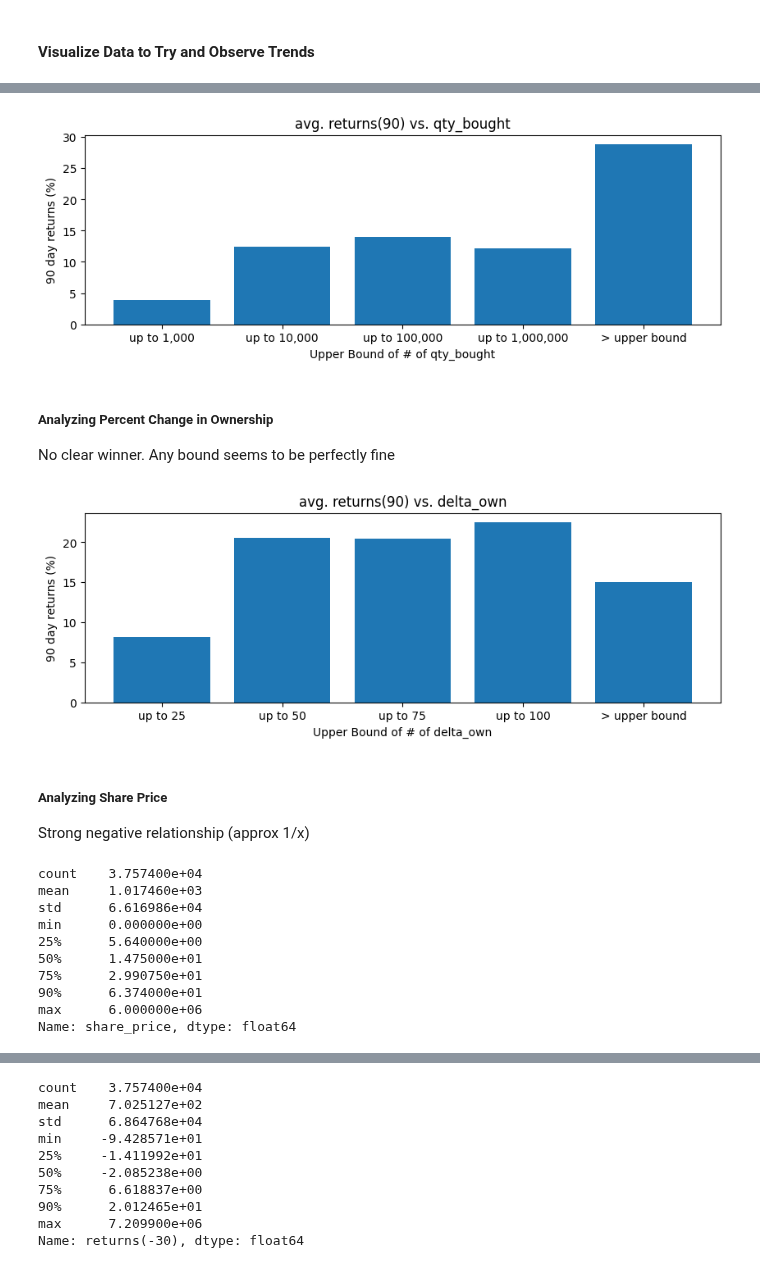
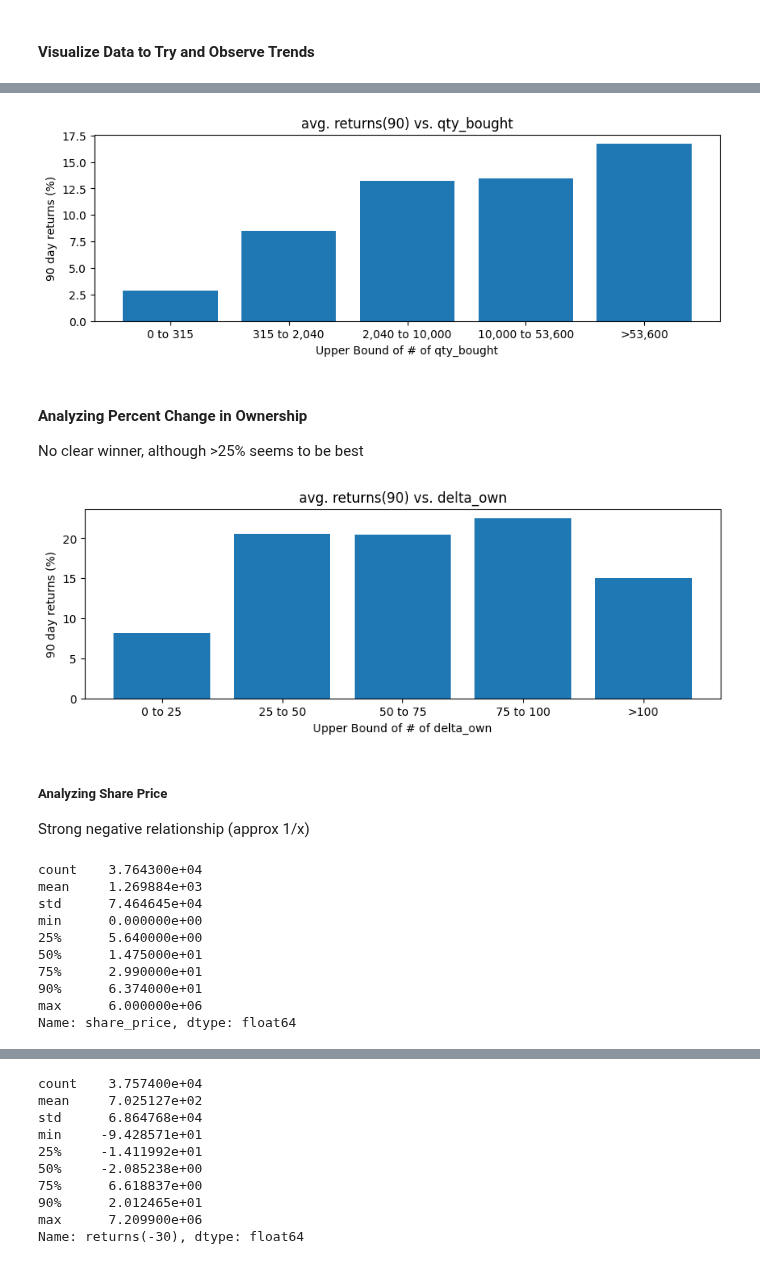
Before and after one commit to nicholasviscomi/Ad-Astra-Capital-Go, a Jupyter notebook: src/OpenInsider/analysis.ipynb, the cells around one changed output, grey strips where cells are left out. Drawn from its saved outputs; the diff is of its cells as text; code cells hidden in the pictures.

```diff
--- a/src/OpenInsider/analysis.ipynb
+++ b/src/OpenInsider/analysis.ipynb
@@ -318,2 +316,0 @@ trades: list[Trade] = load_data("Trades")
-# %%
-trade = show_hist_trade(trades[10].form, 100, False) # set result to a variable so it doesn't print it out
@@ -454,3 +443,8 @@ df = pd.read_csv("Assets/DataFrame.csv")
+# %%
+df = pd.read_csv("Assets/DataFrame.csv")
+df.dropna(inplace=True)
+df.drop(df[df["delta_own"] < 0].index, inplace=True)
+df.drop(columns=["Unnamed: 0"], inplace=True)
 # %% [markdown]
 #### Comb Through Data
 Find oddities in the statistics and investigate their accuracy
@@ -500,2 +466,0 @@ df.drop(df[df["delta_own"] < 0].index, inplace=True)
-# %%
-df.sort_values(by=['returns(90)'], inplace=True, ascending=False)
@@ -547,8 +491,8 @@ Perhaps the neural network failed from the lack of gneralization within the data
 # %%
 def plot_column_by_bounds(column: str, bounds: list[float]):
     _, ax = plt.subplots(figsize=(10, 3))
-    x = [f"up to {x:,}" for x in bounds[1:]]
-    x.append("> upper bound")
+    x = [f"{bounds[i]:,} to {x:,}" for i, x in enumerate(bounds[1:])]
+    x.append(f">{bounds[-1]:,}")
 
     ax.bar(x=x, height=mean_w_bounds(column, bounds))
     ax.set_title(f"avg. returns(90) vs. {column}")
@@ -561,29 +518,29 @@ Moderately positive correlation with strong catalyst at above 1,000,000 shares b
 # %%
-upper_bounds: list[float] = [0, 1_000, 10_000, 100_000, 1_000_000]
+upper_bounds: list[float] = [0, 315, 2040, 10_000, 53_600]
 plot_column_by_bounds("qty_bought", upper_bounds)
 # %% [output]
-[figure, old version]
+[figure, new version]
 # %% [markdown]
-##### Analyzing Percent Change in Ownership
-No clear winner. Any bound seems to be perfectly fine
+#### Analyzing Percent Change in Ownership
+No clear winner, although >25% seems to be best
 # %%
 upper_bounds: list[float] = [0, 25, 50, 75, 100]
 plot_column_by_bounds("delta_own", upper_bounds)
 # %% [output]
-[figure, old version]
+[figure, new version]
 # %% [markdown]
 ##### Analyzing Share Price
 Strong negative relationship (approx 1/x)
 # %%
 df["share_price"].describe(percentiles=[0.25, 0.50, 0.75, 0.90])
 # %% [output]
-count    3.757400e+04
-mean     1.017460e+03
-std      6.616986e+04
+count    3.764300e+04
+mean     1.269884e+03
+std      7.464645e+04
 min      0.000000e+00
 25%      5.640000e+00
 50%      1.475000e+01
-75%      2.990750e+01
+75%      2.990000e+01
 90%      6.374000e+01
 max      6.000000e+06
 Name: share_price, dtype: float64
```
Also changed, not shown: parts of 43 cells of this notebook, 1 other file.
